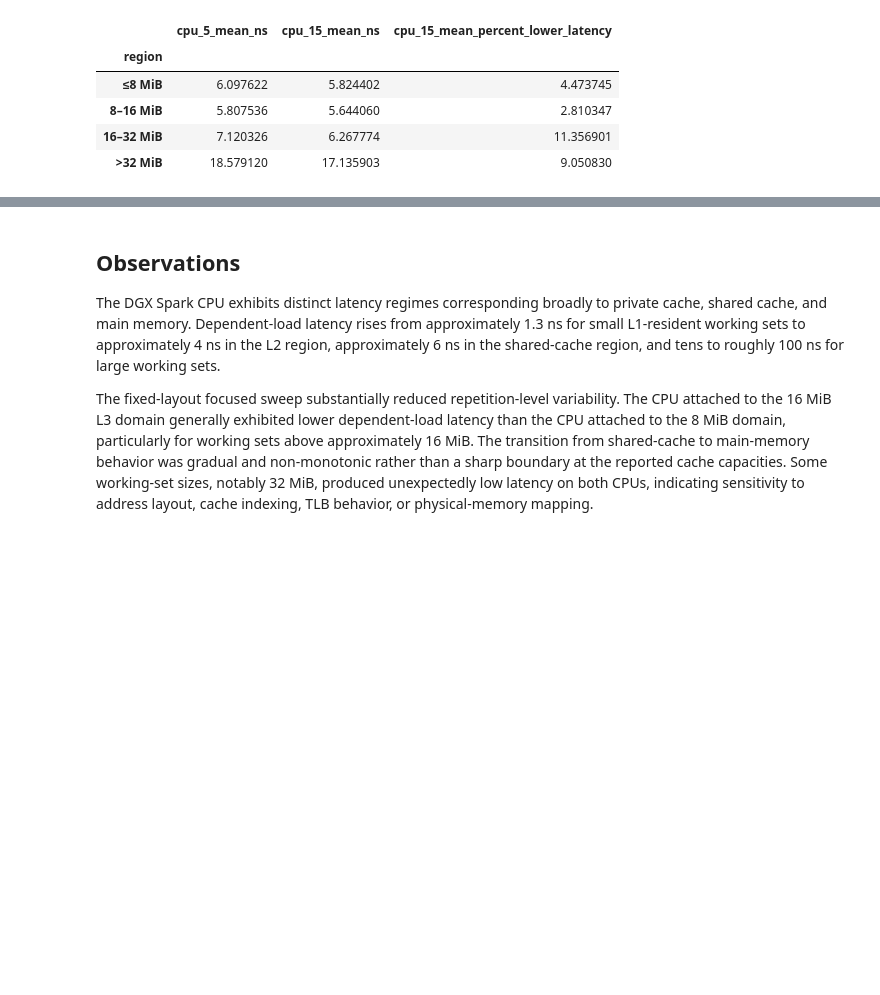
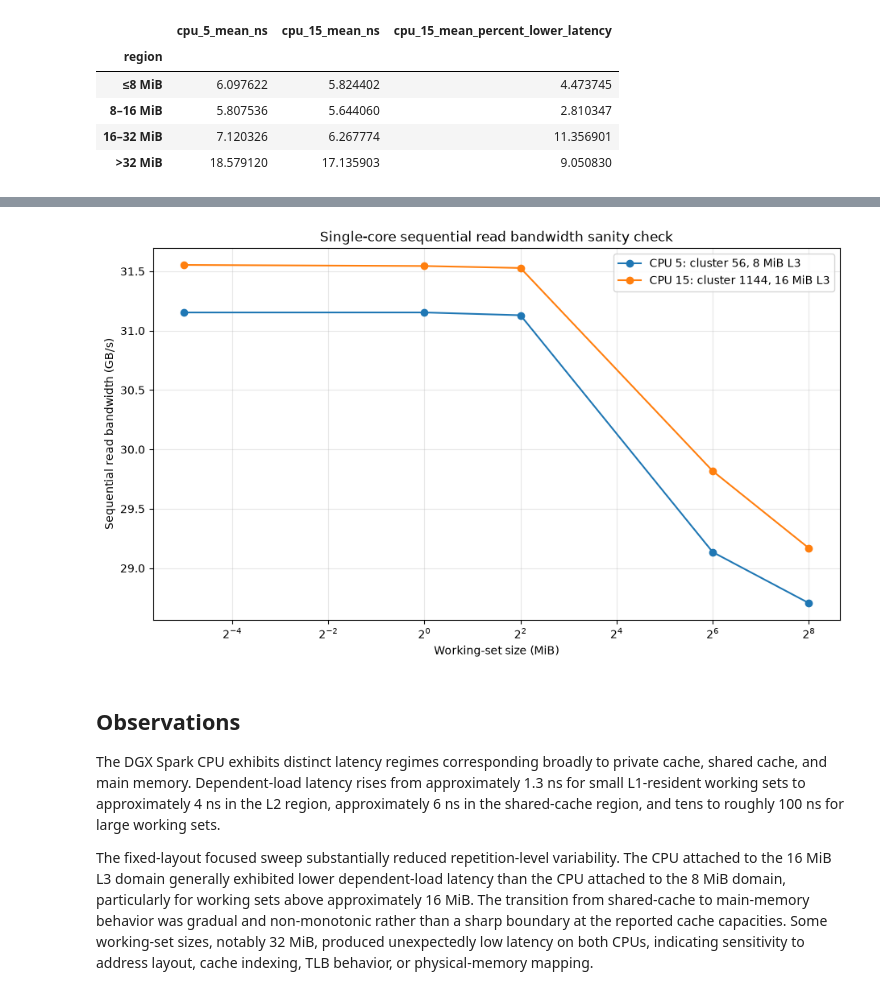
Before and after one commit to coert/dgx-spark-lab, a Jupyter notebook: experiments/00-foundations/02-memory-hierarchy.ipynb, the cells around one changed output, grey strips where cells are left out. Cells and saved outputs as stored; diff of their text form; code cells hidden in the pictures; blank space fills up the shorter version.

Commit message:
Add sequential memory bandwidth sweep

```diff
--- a/experiments/00-foundations/02-memory-hierarchy.ipynb
+++ b/experiments/00-foundations/02-memory-hierarchy.ipynb
@@ -965,3 +1065,32 @@ def measure_sequential_bandwidth(
+# %%
+import matplotlib.pyplot as plt
+
+
+figure, axis = plt.subplots(figsize=(11, 6))
+
+for cpu_id, results in bandwidth_sanity_summary.groupby("cpu"):
+    metadata = REPRESENTATIVE_CPUS[int(cpu_id)]
+
+    axis.plot(
+        results["working_set_mib"],
+        results["median_gb_s"],
+        marker="o",
+        label=(
+            f"CPU {cpu_id}: cluster {metadata['cluster_id']}, "
+            f"{metadata['l3_mib']} MiB L3"
+        ),
+    )
+
+axis.set_xscale("log", base=2)
+axis.set_xlabel("Working-set size (MiB)")
+axis.set_ylabel("Sequential read bandwidth (GB/s)")
+axis.set_title("Single-core sequential read bandwidth sanity check")
+axis.grid(True, which="both", alpha=0.3)
+axis.legend()
+
+plt.show()
+# %% [output]
+[figure, added]
 # %% [markdown]
 ## Observations
 
```
Also changed, not shown: parts of 2 cells of this notebook.
